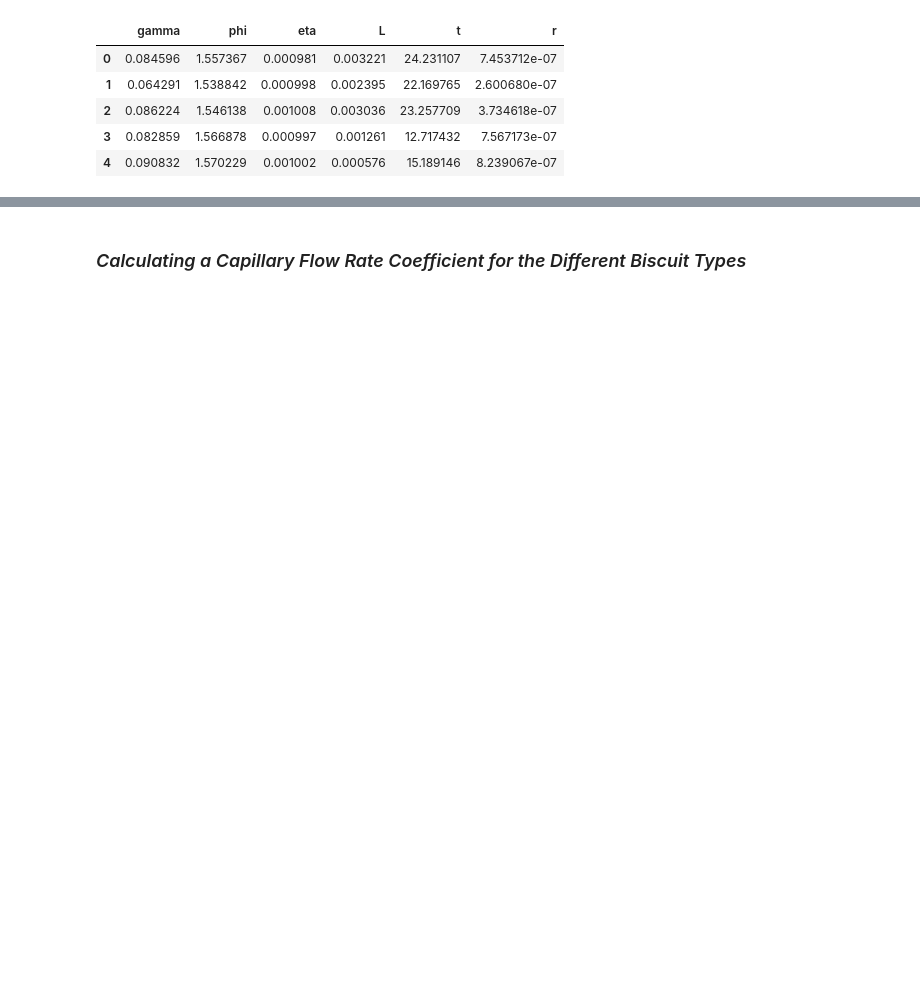
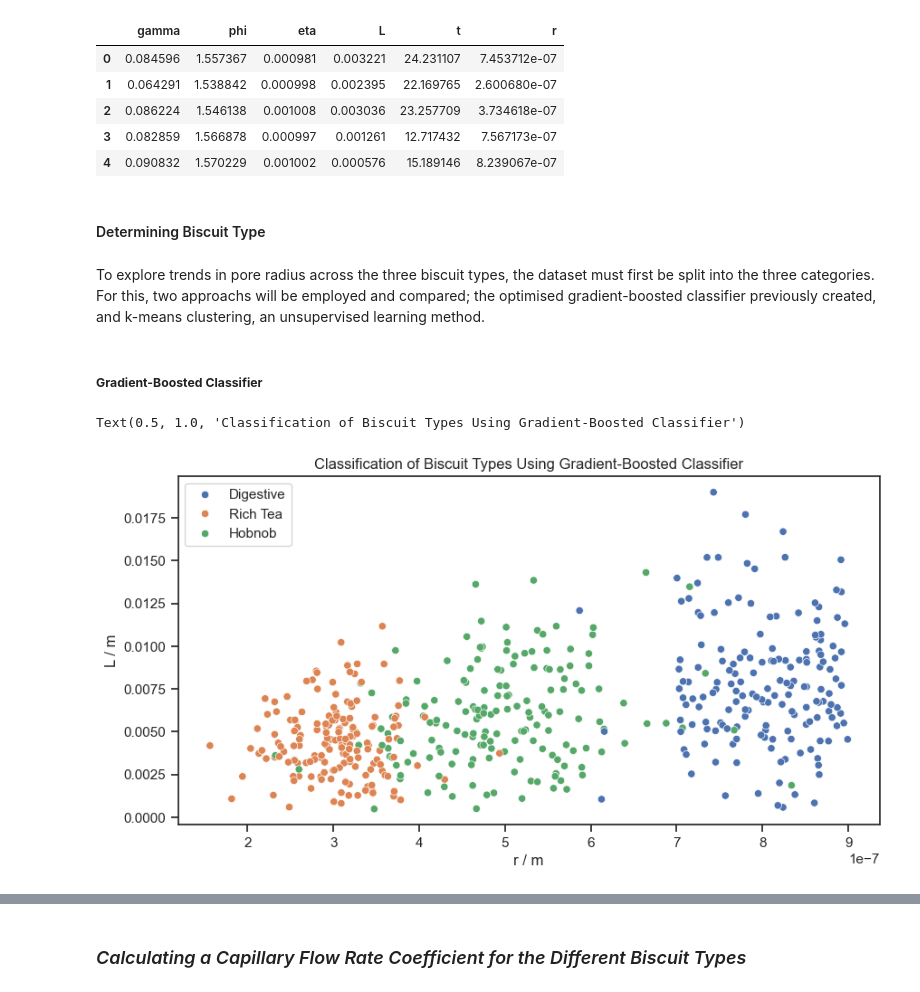
Before and after one commit to kgerrand/Code, a Jupyter notebook: data_analysis.ipynb, the cells around one changed output, grey strips where cells are left out. Cells and saved outputs as stored; diff of their text form; code cells hidden in the pictures; blank space fills up the shorter version.

```diff
--- a/data_analysis.ipynb
+++ b/data_analysis.ipynb
@@ -221,3 +318,25 @@ microscopy_df.head()
 | 2 | 0.086224 | 1.546138 | 0.001008 | 0.003036 | 23.257709 | 3.734618e-07 |
 | 3 | 0.082859 | 1.566878 | 0.000997 | 0.001261 | 12.717432 | 7.567173e-07 |
 | 4 | 0.090832 | 1.570229 | 0.001002 | 0.000576 | 15.189146 | 8.239067e-07 |
+# %% [markdown]
+#### Determining Biscuit Type
+# %% [markdown]
+To explore trends in pore radius across the three biscuit types, the dataset must first be split into the three categories. For this, two approachs will be employed and compared; the optimised gradient-boosted classifier previously created, and k-means clustering, an unsupervised learning method.
+# %% [markdown]
+##### **Gradient-Boosted Classifier**
+# %%
+# applying model to microscopy data
+X_microscopy = microscopy_df.drop('r', axis=1)
+y_microscopy = gbt.predict(X_microscopy)
+# %%
+# plotting results - scatter plot of r vs L
+fig, ax = plt.subplots(figsize=(10, 5))
+sns.set_theme(style='ticks', font='Arial')
+
+sns.scatterplot(data=microscopy_df, x='r', y='L', hue=y_microscopy, ax=ax)
+ax.set_xlabel('r / m')
+ax.set_ylabel('L / m')
+ax.set_title('Classification of Biscuit Types Using Gradient-Boosted Classifier')
+# %% [output]
+Text(0.5, 1.0, 'Classification of Biscuit Types Using Gradient-Boosted Classifier')
+[figure, added]
```
Also changed, not shown: parts of 21 cells of this notebook.
